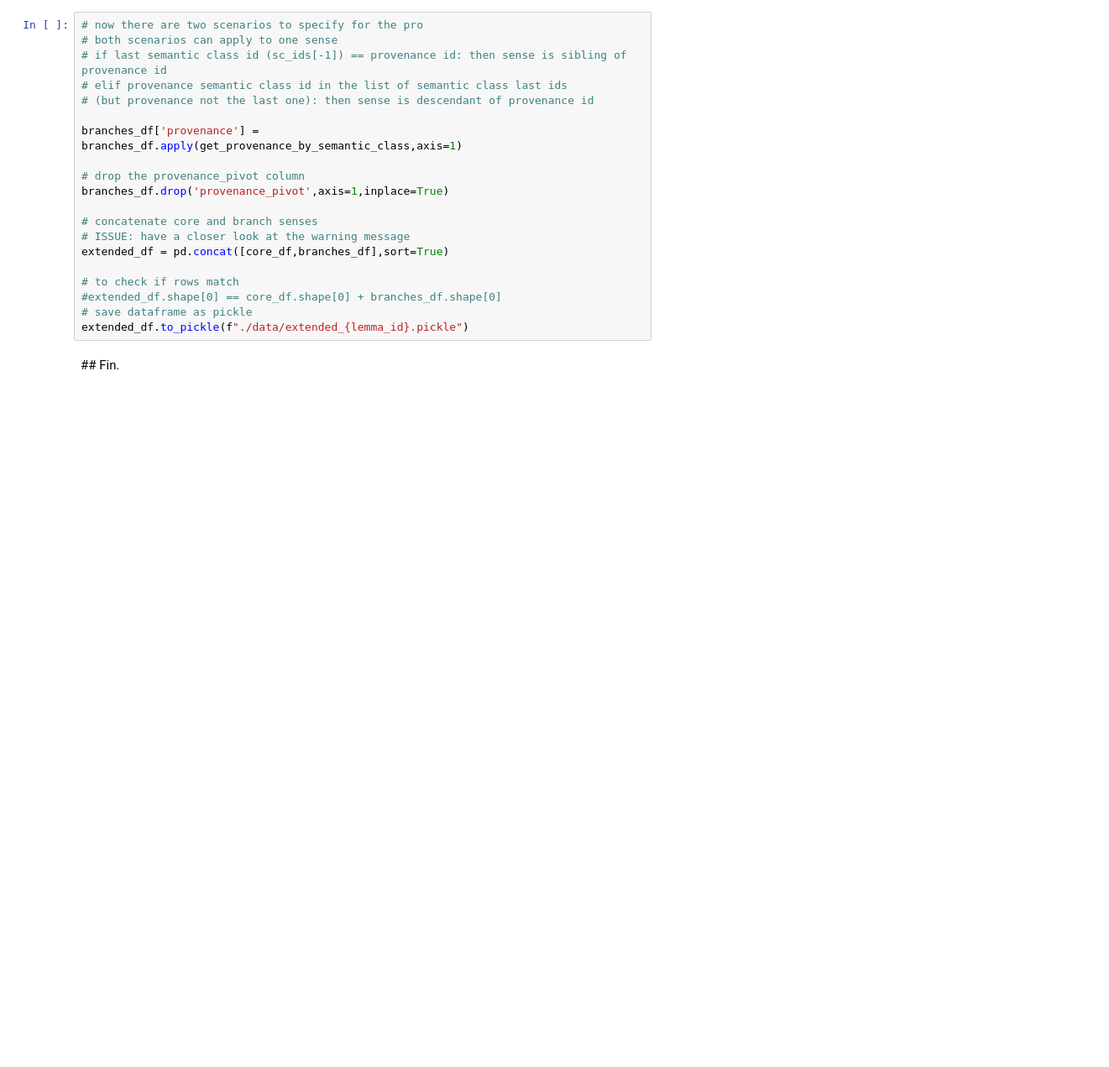
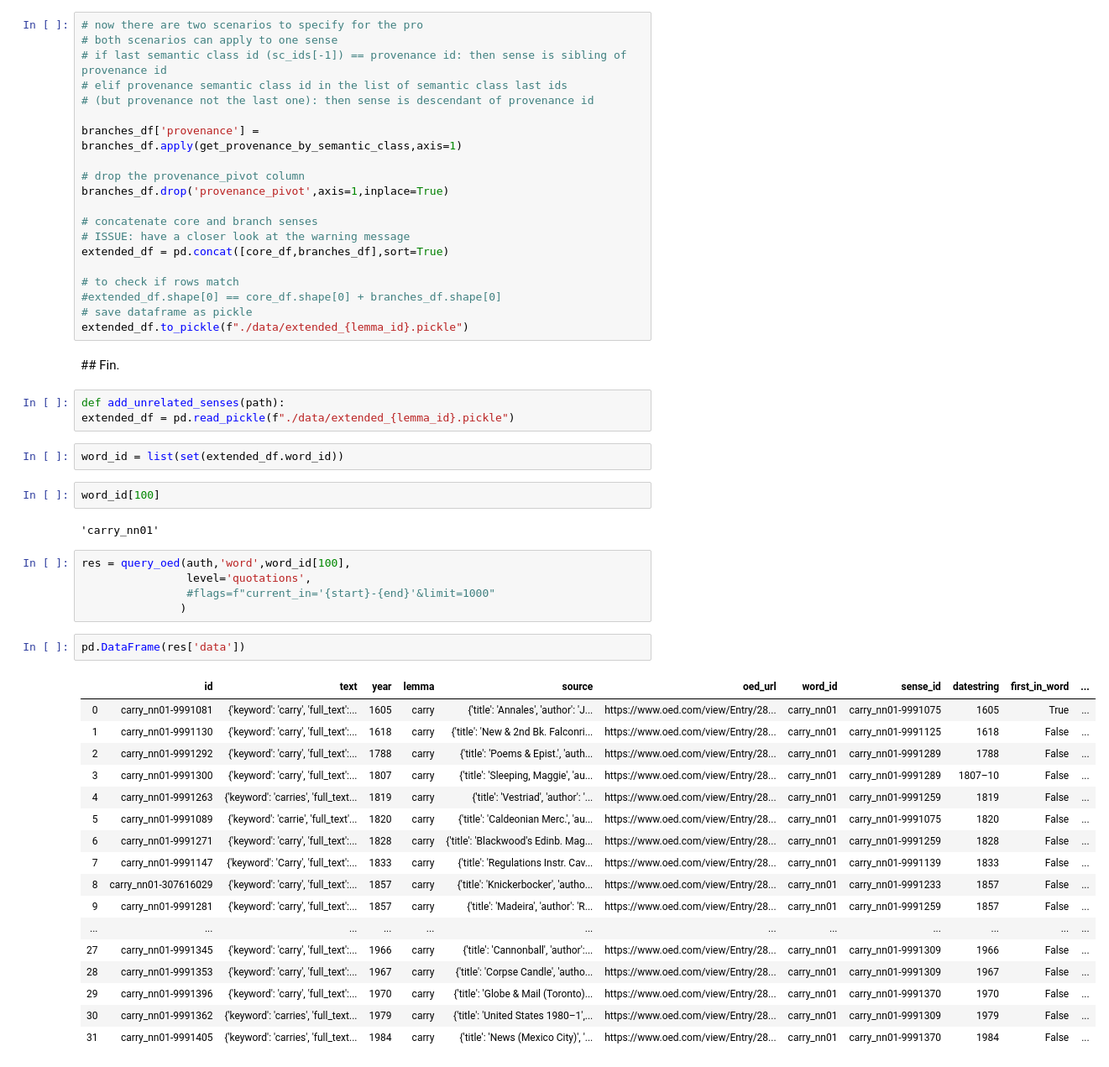
Before and after one commit to Living-with-machines/TargetedSenseDisambiguation, a Jupyter notebook: 18.1 - review notebook - senses with provenance.ipynb, the cells around one changed output. Shown at 84% size. Saved outputs shown, nothing was run; the diff lists cells and outputs as text; blank space fills up the shorter version.

Commit message:
fix quotation download

```diff
--- a/18.1 - review notebook - senses with provenance.ipynb
+++ b/18.1 - review notebook - senses with provenance.ipynb
@@ -230,3 +243,37 @@ extended_df = pd.concat([core_df,branches_df],sort=True)
 extended_df.to_pickle(f"./data/extended_{lemma_id}.pickle")
 # %% [markdown]
 ## Fin.
+# %%
+def add_unrelated_senses(path):
+extended_df = pd.read_pickle(f"./data/extended_{lemma_id}.pickle")
+# %%
+word_id = list(set(extended_df.word_id))
+# %%
+word_id[100]
+# %% [output]
+'carry_nn01'
+# %%
+res = query_oed(auth,'word',word_id[100],
+                level='quotations',
+                #flags=f"current_in='{start}-{end}'&limit=1000"
+               )
+# %%
+pd.DataFrame(res['data'])
+# %% [output]
+|  | id | text | year | lemma | source | oed_url | word_id | sense_id | datestring | first_in_word | ... |
+| 0 | carry_nn01-9991081 | {'keyword': 'carry', 'full_text':... | 1605 | carry | {'title': 'Annales', 'author': 'J... | https://www.oed.com/view/Entry/28... | carry_nn01 | carry_nn01-9991075 | 1605 | True | ... |
+| 1 | carry_nn01-9991130 | {'keyword': 'carry', 'full_text':... | 1618 | carry | {'title': 'New & 2nd Bk. Falconri... | https://www.oed.com/view/Entry/28... | carry_nn01 | carry_nn01-9991125 | 1618 | False | ... |
+| 2 | carry_nn01-9991292 | {'keyword': 'carry', 'full_text':... | 1788 | carry | {'title': 'Poems & Epist.', 'auth... | https://www.oed.com/view/Entry/28... | carry_nn01 | carry_nn01-9991289 | 1788 | False | ... |
+| 3 | carry_nn01-9991300 | {'keyword': 'carry', 'full_text':... | 1807 | carry | {'title': 'Sleeping, Maggie', 'au... | https://www.oed.com/view/Entry/28... | carry_nn01 | carry_nn01-9991289 | 1807–10 | False | ... |
+| 4 | carry_nn01-9991263 | {'keyword': 'carries', 'full_text... | 1819 | carry | {'title': 'Vestriad', 'author': '... | https://www.oed.com/view/Entry/28... | carry_nn01 | carry_nn01-9991259 | 1819 | False | ... |
+| 5 | carry_nn01-9991089 | {'keyword': 'carrie', 'full_text'... | 1820 | carry | {'title': 'Caldeonian Merc.', 'au... | https://www.oed.com/view/Entry/28... | carry_nn01 | carry_nn01-9991075 | 1820 | False | ... |
+| 6 | carry_nn01-9991271 | {'keyword': 'carry', 'full_text':... | 1828 | carry | {'title': 'Blackwood's Edinb. Mag... | https://www.oed.com/view/Entry/28... | carry_nn01 | carry_nn01-9991259 | 1828 | False | ... |
+| 7 | carry_nn01-9991147 | {'keyword': 'Carry', 'full_text':... | 1833 | carry | {'title': 'Regulations Instr. Cav... | https://www.oed.com/view/Entry/28... | carry_nn01 | carry_nn01-9991139 | 1833 | False | ... |
+| 8 | carry_nn01-307616029 | {'keyword': 'carry', 'full_text':... | 1857 | carry | {'title': 'Knickerbocker', 'autho... | https://www.oed.com/view/Entry/28... | carry_nn01 | carry_nn01-9991233 | 1857 | False | ... |
+| 9 | carry_nn01-9991281 | {'keyword': 'carry', 'full_text':... | 1857 | carry | {'title': 'Madeira', 'author': 'R... | https://www.oed.com/view/Entry/28... | carry_nn01 | carry_nn01-9991259 | 1857 | False | ... |
+| ... | ... | ... | ... | ... | ... | ... | ... | ... | ... | ... | ... |
+| 27 | carry_nn01-9991345 | {'keyword': 'carry', 'full_text':... | 1966 | carry | {'title': 'Cannonball', 'author':... | https://www.oed.com/view/Entry/28... | carry_nn01 | carry_nn01-9991309 | 1966 | False | ... |
+| 28 | carry_nn01-9991353 | {'keyword': 'carry', 'full_text':... | 1967 | carry | {'title': 'Corpse Candle', 'autho... | https://www.oed.com/view/Entry/28... | carry_nn01 | carry_nn01-9991309 | 1967 | False | ... |
+| 29 | carry_nn01-9991396 | {'keyword': 'carry', 'full_text':... | 1970 | carry | {'title': 'Globe & Mail (Toronto)... | https://www.oed.com/view/Entry/28... | carry_nn01 | carry_nn01-9991370 | 1970 | False | ... |
+| 30 | carry_nn01-9991362 | {'keyword': 'carries', 'full_text... | 1979 | carry | {'title': 'United States 1980–1',... | https://www.oed.com/view/Entry/28... | carry_nn01 | carry_nn01-9991309 | 1979 | False | ... |
+| 31 | carry_nn01-9991405 | {'keyword': 'carries', 'full_text... | 1984 | carry | {'title': 'News (Mexico City)', '... | https://www.oed.com/view/Entry/28... | carry_nn01 | carry_nn01-9991370 | 1984 | False | ... |
```
Also changed, not shown: parts of 4 cells of this notebook, 2 other files.
